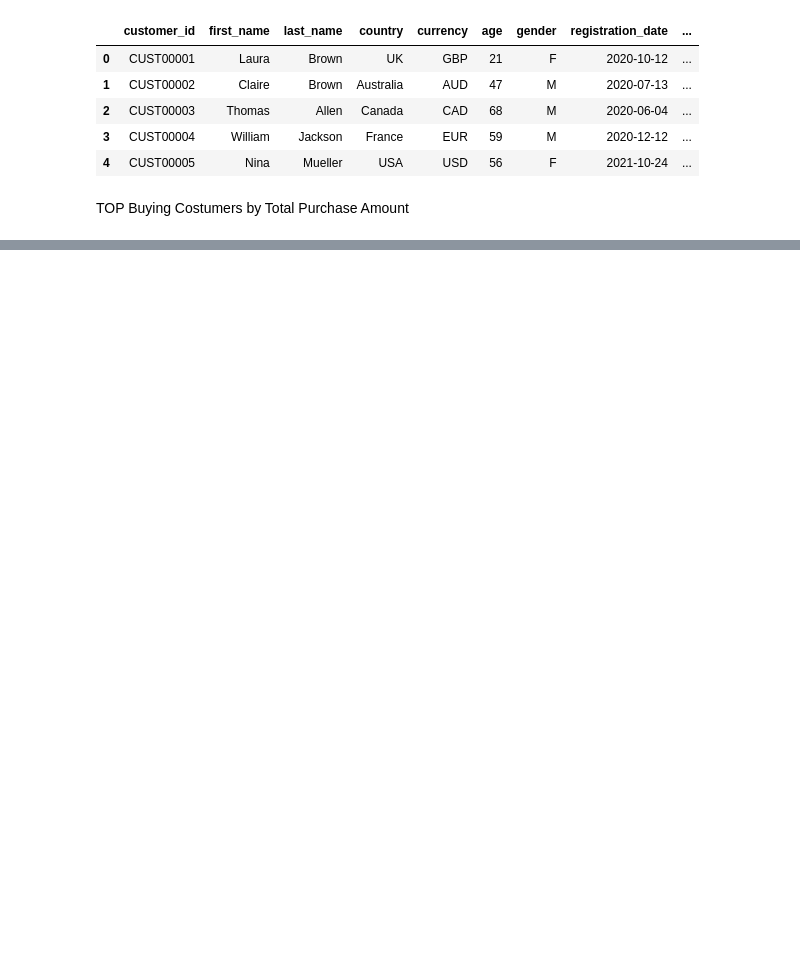
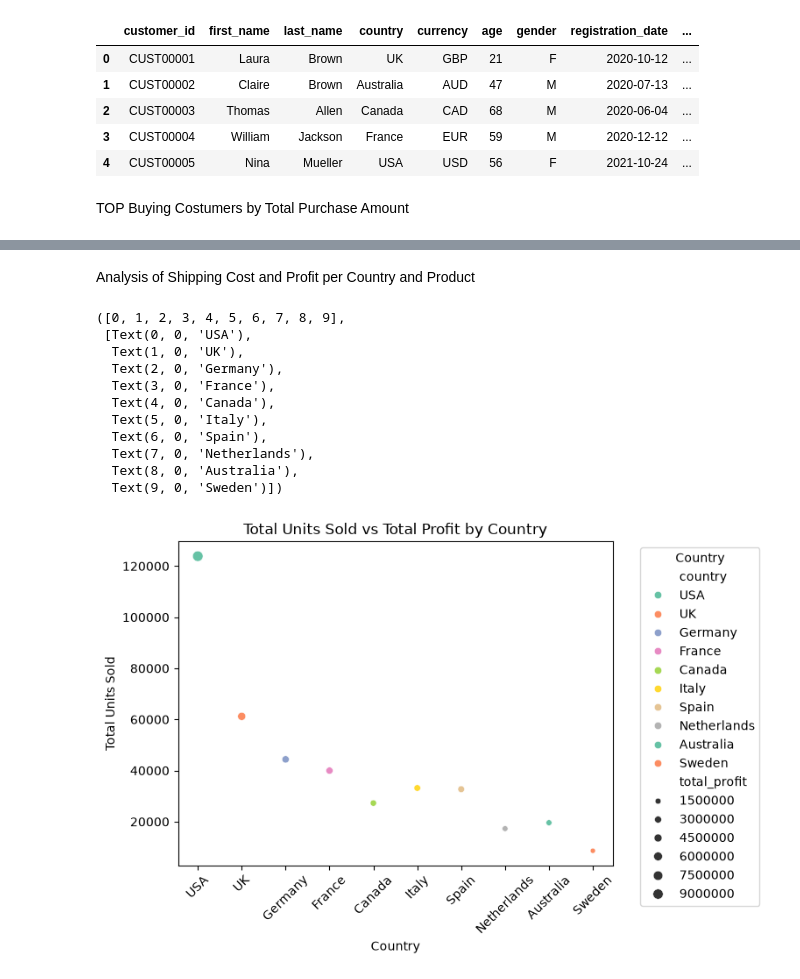
Before and after one commit to dmgg90/E-commerce-Studio, a Jupyter notebook: Analysis.ipynb, the cells around one changed output, grey strips where cells are left out. Drawn from its saved outputs; the diff is of its cells as text; code cells hidden in the pictures; blank space fills up the shorter version.

```diff
--- a/Analysis.ipynb
+++ b/Analysis.ipynb
@@ -165,0 +201,41 @@ premium_customers_df.head(10)
+# %% [markdown]
+Analysis of Shipping Cost and Profit per Country and Product
+# %%
+conn = sqlite3.connect('ecommerce_supply_chain.db')
+
+sql_query = """SELECT country,
+COUNT(DISTINCT customer_id) AS customer_count,
+SUM(profit_usd) AS total_profit,
+SUM(quantity) as Total_Units_Sold
+
+
+FROM transactions t
+WHERE status = 'completed'
+GROUP BY country
+ORDER BY customer_count DESC
+
+LIMIT 10;"""
+
+country_df = pd.read_sql_query(sql_query, conn)
+
+conn.close()
+# %%
+sns.scatterplot(data=country_df, x='country', y='Total_Units_Sold', size='total_profit', hue='country', palette='Set2')
+plt.title('Total Units Sold vs Total Profit by Country')
+plt.xlabel('Country')
+plt.ylabel('Total Units Sold')
+plt.legend(title='Country', bbox_to_anchor=(1.05, 1), loc='upper left')
+plt.xticks(rotation=45)
+# %% [output]
+([0, 1, 2, 3, 4, 5, 6, 7, 8, 9],
+ [Text(0, 0, 'USA'),
+  Text(1, 0, 'UK'),
+  Text(2, 0, 'Germany'),
+  Text(3, 0, 'France'),
+  Text(4, 0, 'Canada'),
+  Text(5, 0, 'Italy'),
+  Text(6, 0, 'Spain'),
+  Text(7, 0, 'Netherlands'),
+  Text(8, 0, 'Australia'),
+  Text(9, 0, 'Sweden')])
+[figure, added]
```
Also changed, not shown: parts of 14 cells of this notebook.
